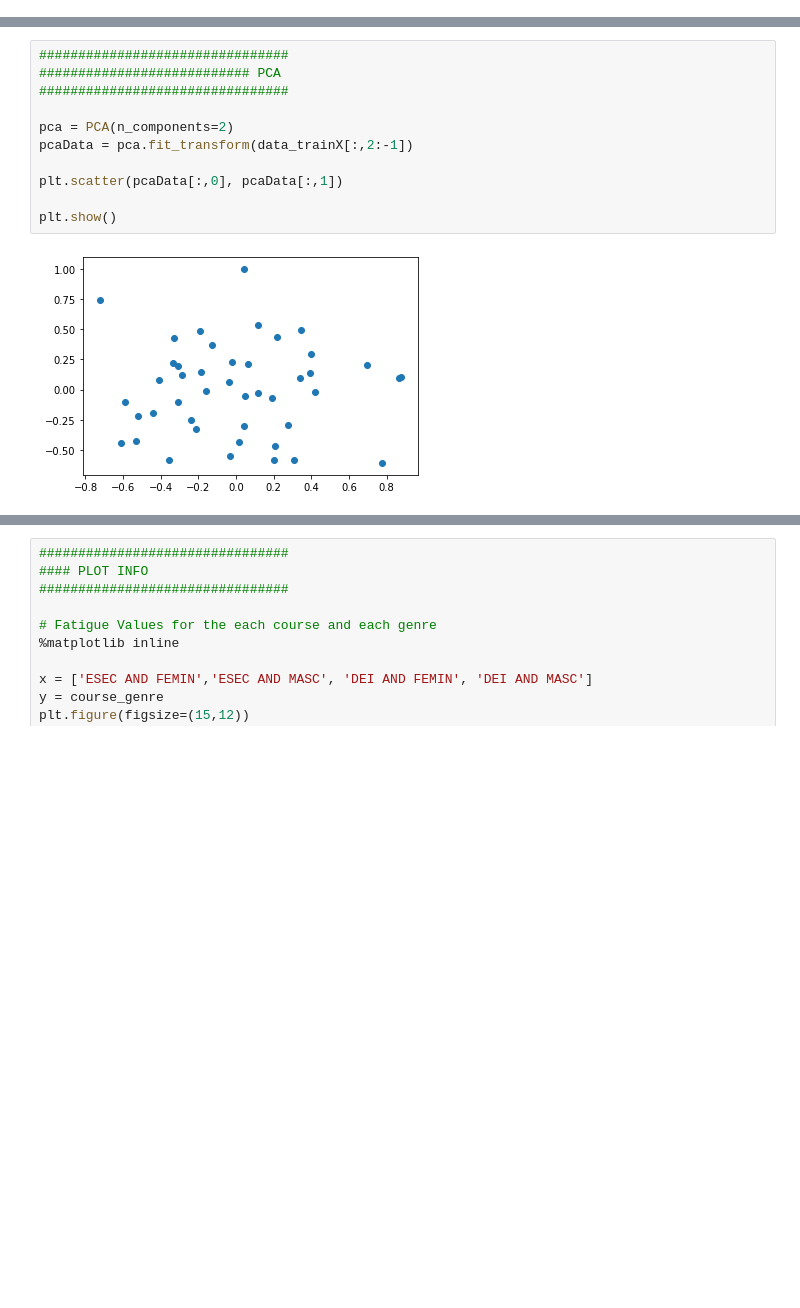
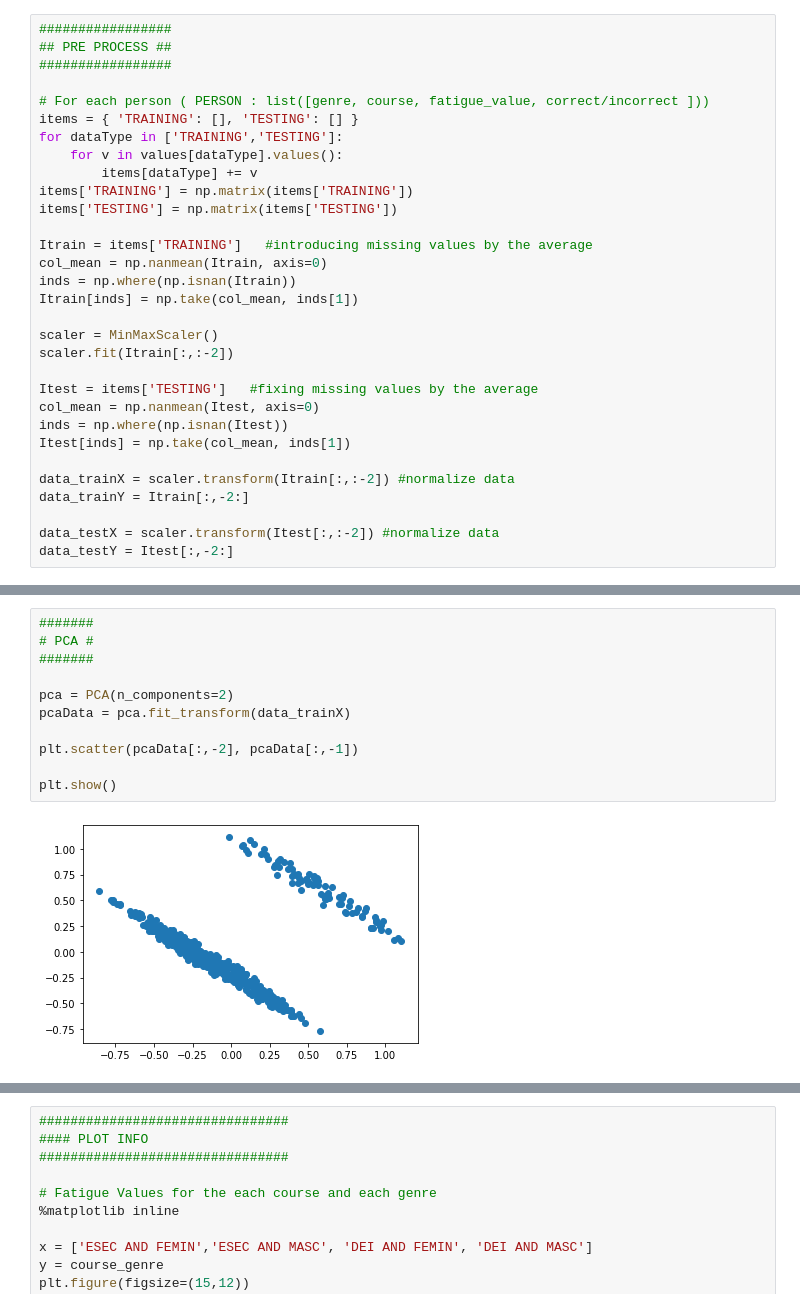
Before and after one commit to DanMartyns/Data-Mining-Assignment, a Jupyter notebook: MainFile.ipynb, the cells around one changed output, grey strips where cells are left out. Cells and saved outputs as stored; diff of their text form; blank space fills up the shorter version.

```diff
--- a/MainFile.ipynb
+++ b/MainFile.ipynb
@@ -139,0 +71,31 @@ print(data_testY.T)
+# %%
+#################
+## PRE PROCESS ##
+#################
+
+# For each person ( PERSON : list([genre, course, fatigue_value, correct/incorrect ]))
+items = { 'TRAINING': [], 'TESTING': [] }
+for dataType in ['TRAINING','TESTING']:
+    for v in values[dataType].values():
+        items[dataType] += v
+items['TRAINING'] = np.matrix(items['TRAINING'])
+items['TESTING'] = np.matrix(items['TESTING'])
+
+Itrain = items['TRAINING']   #introducing missing values by the average
+col_mean = np.nanmean(Itrain, axis=0)
+inds = np.where(np.isnan(Itrain))
+Itrain[inds] = np.take(col_mean, inds[1])
+
+scaler = MinMaxScaler()
+scaler.fit(Itrain[:,:-2])
+
+Itest = items['TESTING']   #fixing missing values by the average
+col_mean = np.nanmean(Itest, axis=0)
+inds = np.where(np.isnan(Itest))
+Itest[inds] = np.take(col_mean, inds[1])
+
+data_trainX = scaler.transform(Itrain[:,:-2]) #normalize data
+data_trainY = Itrain[:,-2:]
+
+data_testX = scaler.transform(Itest[:,:-2]) #normalize data
+data_testY = Itest[:,-2:]
@@ -140,14 +116,14 @@ print(data_testY.T)
 # %%
-################################
-########################### PCA
-################################
+#######
+# PCA #
+#######
 
 pca = PCA(n_components=2)
-pcaData = pca.fit_transform(data_trainX[:,2:-1])
+pcaData = pca.fit_transform(data_trainX)
 
-plt.scatter(pcaData[:,0], pcaData[:,1])
+plt.scatter(pcaData[:,-2], pcaData[:,-1])
 
 plt.show()
 # %% [output]
-[figure, old version]
+[figure, new version]
 # %%
```
Also changed, not shown: parts of 7 cells of this notebook.
